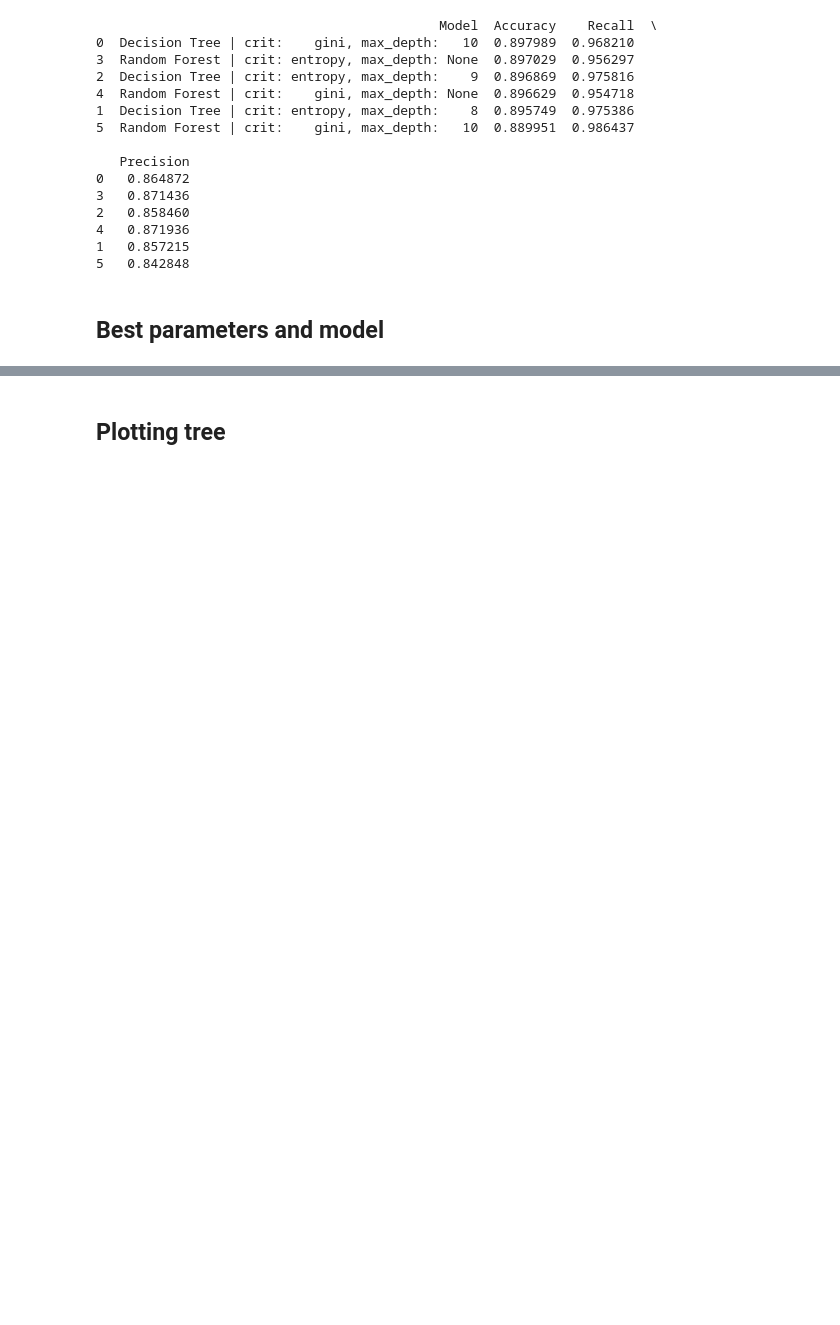
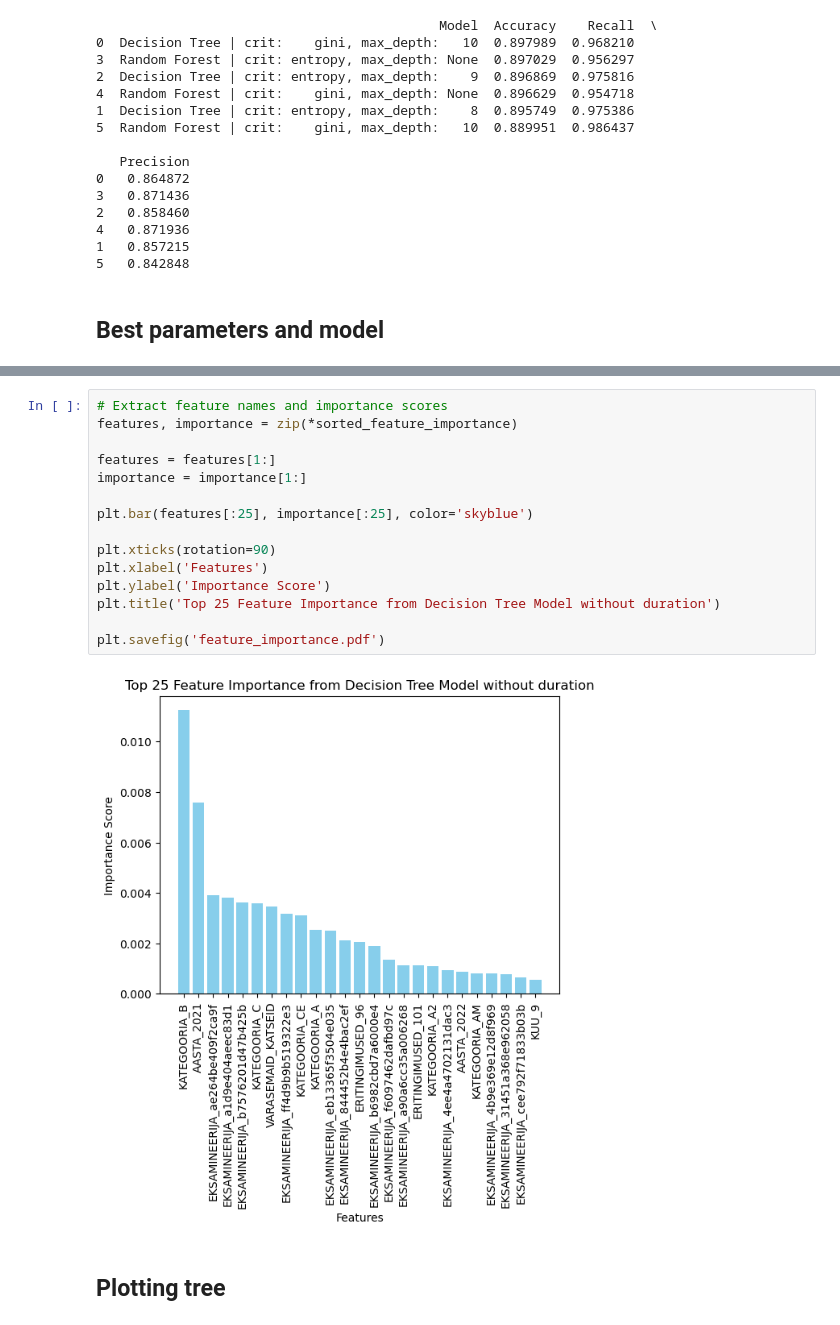
Before and after one commit to vanessaphtn/DS_project, a Jupyter notebook: H6projectModel.ipynb, the cells around one changed output, grey strips where cells are left out. Saved outputs shown, nothing was run; the diff lists cells and outputs as text; blank space fills up the shorter version.

Commit message:
feature importance plot

```diff
--- a/H6projectModel.ipynb
+++ b/H6projectModel.ipynb
@@ -467,3 +467,20 @@ EKSAMINEERIJA_edf285c4667378b0: 0.0
+# %%
+# Extract feature names and importance scores
+features, importance = zip(*sorted_feature_importance)
+
+features = features[1:]
+importance = importance[1:]
+
+plt.bar(features[:25], importance[:25], color='skyblue')
+
+plt.xticks(rotation=90)
+plt.xlabel('Features')
+plt.ylabel('Importance Score')
+plt.title('Top 25 Feature Importance from Decision Tree Model without duration')
+
+plt.savefig('feature_importance.pdf')
+# %% [output]
+[figure, added]
 # %% [markdown]
 ## Plotting tree
 # %%
```
Also changed, not shown: parts of 2 cells of this notebook, 1 other file.
